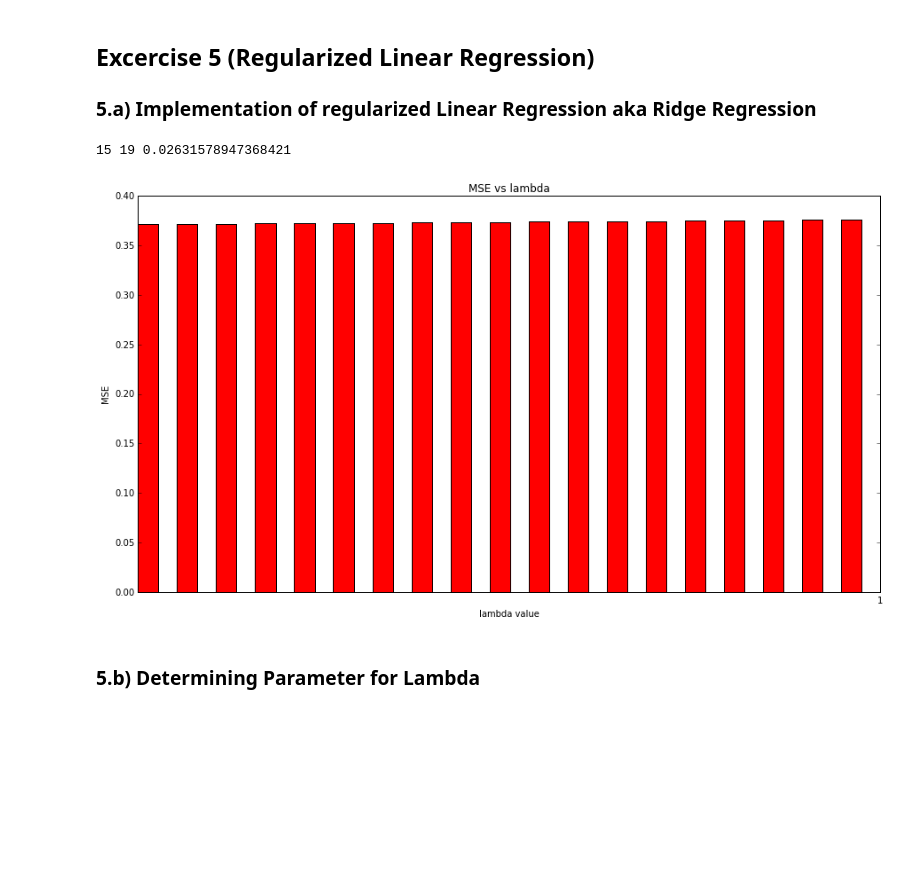
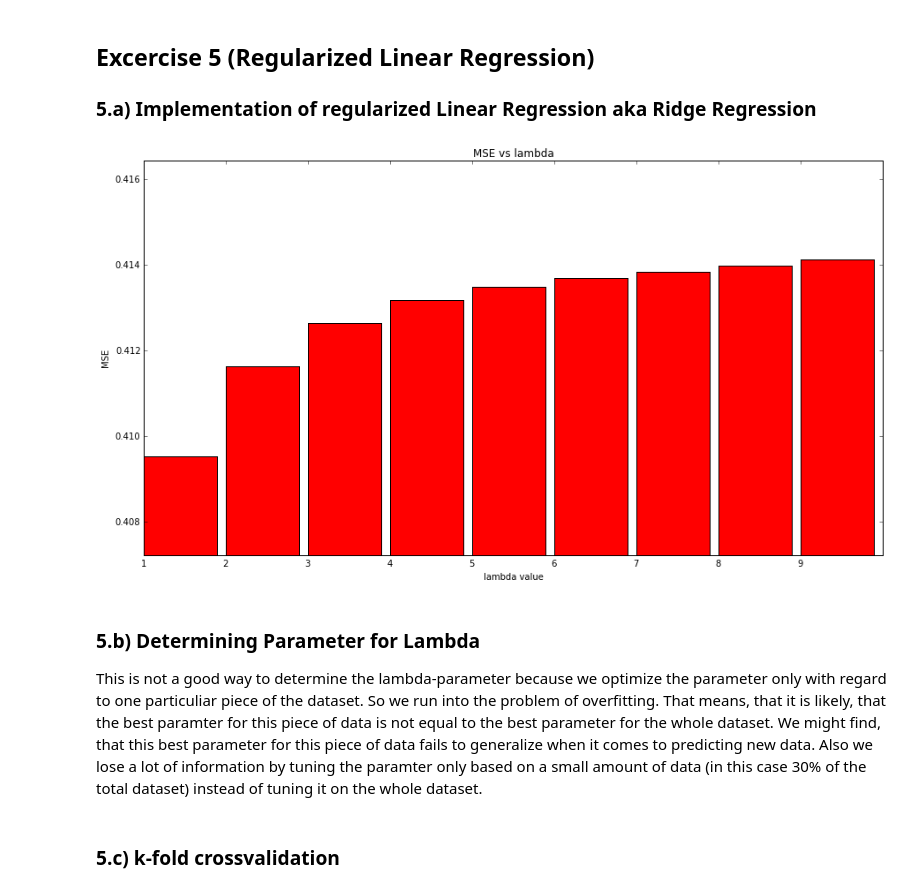
Before and after one commit to adriculteur/ASI_Assignment, a Jupyter notebook: ASI_Assignment.ipynb, the cells around one changed output. Cells and saved outputs as stored; diff of their text form; code cells hidden in the pictures; blank space fills up the shorter version.

```diff
--- a/ASI_Assignment.ipynb
+++ b/ASI_Assignment.ipynb
@@ -60,7 +60,7 @@ for key in whiteKeys:
     whiteValues[key-1] = histogramWhite[key]# / sumWhiteWine
 
 ind = np.arange(1, 11)                # the x locations for the groups
-width = figWidth / (2*12.0)
+width = 0.4
 
 white = plt.bar(ind-width, whiteValues, width,
                 color='white')
@@ -72,10 +72,8 @@ red = plt.bar(ind, redValues, width,
 plt.ylabel('Occurances')
 plt.xlabel('wine quality')
 plt.title('Histogram of wine qualities')
-xTickMarks = ind+width
-plt.xticks(ind)
-xtickNames = ax.set_xticklabels(xTickMarks)
-plt.setp(xtickNames, rotation=45, fontsize=10)
+xTickMarks = ind
+xtickNames = plt.xticks(xTickMarks)
 
 ## add a legend
 fig.legend( (white[0], red[0]), ('White wine', 'Red wine') )
@@ -248,27 +246,31 @@ def findGoodLambda(trainData, trainTargets, testData, testTargets, lambdaMin, la
     indexes = list(map(lambda l: l[0], results))
     values = list(map(lambda l: l[1], results))
 
-    width = 1 / (len(results)*2.0)
-    print(figureWidth, len(results), width)
+    minVal = min(values)
+    maxVal = max(values)
+
+    width = 0.9
+
     plt.bar(indexes, values, width,
                     color='red')
     plt.ylabel('MSE')
     plt.xlabel('lambda value')
     plt.title('MSE vs lambda')
-    xTickMarks = ind+(width/2)
-    plt.xticks(ind)
-    xtickNames = ax.set_xticklabels(xTickMarks)
-    plt.setp(xtickNames, rotation=45, fontsize=10)
+    xTickMarks = indexes
+    xtickNames = plt.xticks(xTickMarks)
 
     plt.xlim(lambdaMin, lambdaMax)
+    plt.ylim(minVal - 0.5 * (maxVal-minVal), maxVal + 0.5 * (maxVal-minVal))
     plt.show()
 
     return results
 # %%
 res = findGoodLambda(trainRed.loc[:,:'alcohol'], trainRed.loc[:,'quality'], testRed.loc[:,:'alcohol'],\
-               testRed.loc[:,'quality'], 0.05, 1, 0.05)
+               testRed.loc[:,'quality'], 1, 10, 1)
 # %% [output]
-15 19 0.02631578947368421
-[figure, old version]
+[figure, new version]
-# %% [markdown]
-### 5.b) Determining Parameter for Lambda
+# %% [markdown]
+### 5.b) Determining Parameter for Lambda
+This is not a good way to determine the lambda-parameter because we optimize the parameter only with regard to one particuliar piece of the dataset. So we run into the problem of overfitting. That means, that it is likely, that the best paramter for this piece of data is not equal to the best parameter for the whole dataset. We might find, that this best parameter for this piece of data fails to generalize when it comes to predicting new data. Also we lose a lot of information by tuning the paramter only based on a small amount of data (in this case 30% of the total dataset) instead of tuning it on the whole dataset.
+# %% [markdown]
+### 5.c) k-fold crossvalidation
```
Also changed, not shown: parts of 7 cells of this notebook.
